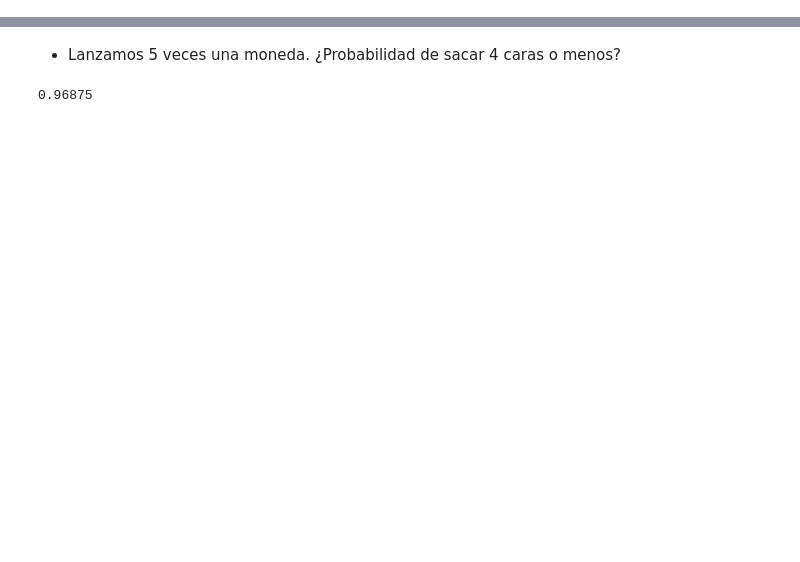
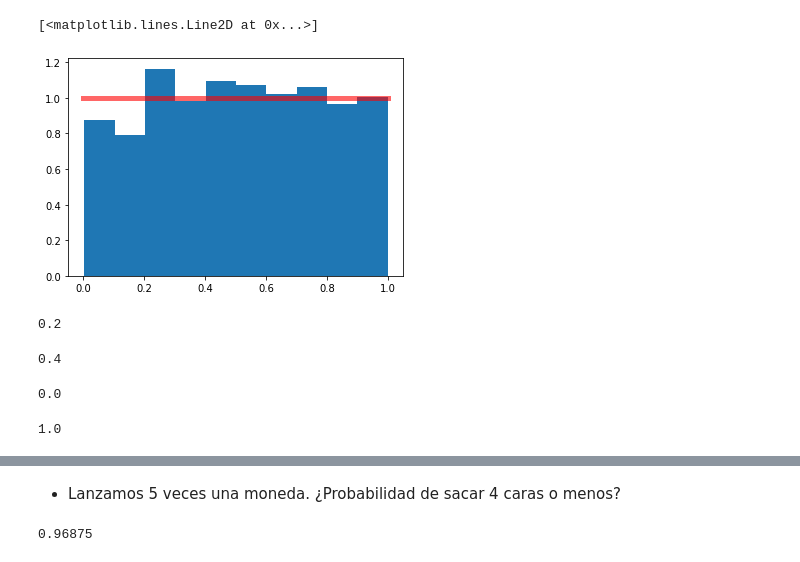
Before and after one commit to biuCG/StatisticsVisualization, a Jupyter notebook: Distribuciones.ipynb, the cells around one changed output, grey strips where cells are left out. Saved outputs shown, nothing was run; the diff lists cells and outputs as text; code cells hidden in the pictures; blank space fills up the shorter version.

```diff
--- a/Distribuciones.ipynb
+++ b/Distribuciones.ipynb
@@ -8,0 +43,29 @@ from scipy.stats import binom,poisson,norm
+# %%
+pl.hist(np.random.uniform(0,1,1000),density= True)
+
+# lanzamos valores del mismo rango que vemos en el histograma
+x = np.linspace(0, 1, 100)
+pl.plot(x, uniform.pdf(x), 'r-', lw=5, alpha=0.6, label='uniform pdf')
+# generamos ahora la distribución teórica
+# %% [output]
+[<matplotlib.lines.Line2D at 0x...>]
+[figure, added]
+# %%
+# Con las teóricas podemos encontrar que función
+# de probabilidad tiene un valor
+uniform.cdf(0.2)
+# %% [output]
+0.2
+# %%
+# también qué valores tienen una función de probabilidad dada
+uniform.ppf(0.4)
+# %% [output]
+0.4
+# %%
+uniform.pdf(10)
+# %% [output]
+0.0
+# %%
+uniform.pdf(0.5)
+# %% [output]
+1.0
```
Also changed, not shown: parts of 31 cells of this notebook, 1 other file.
